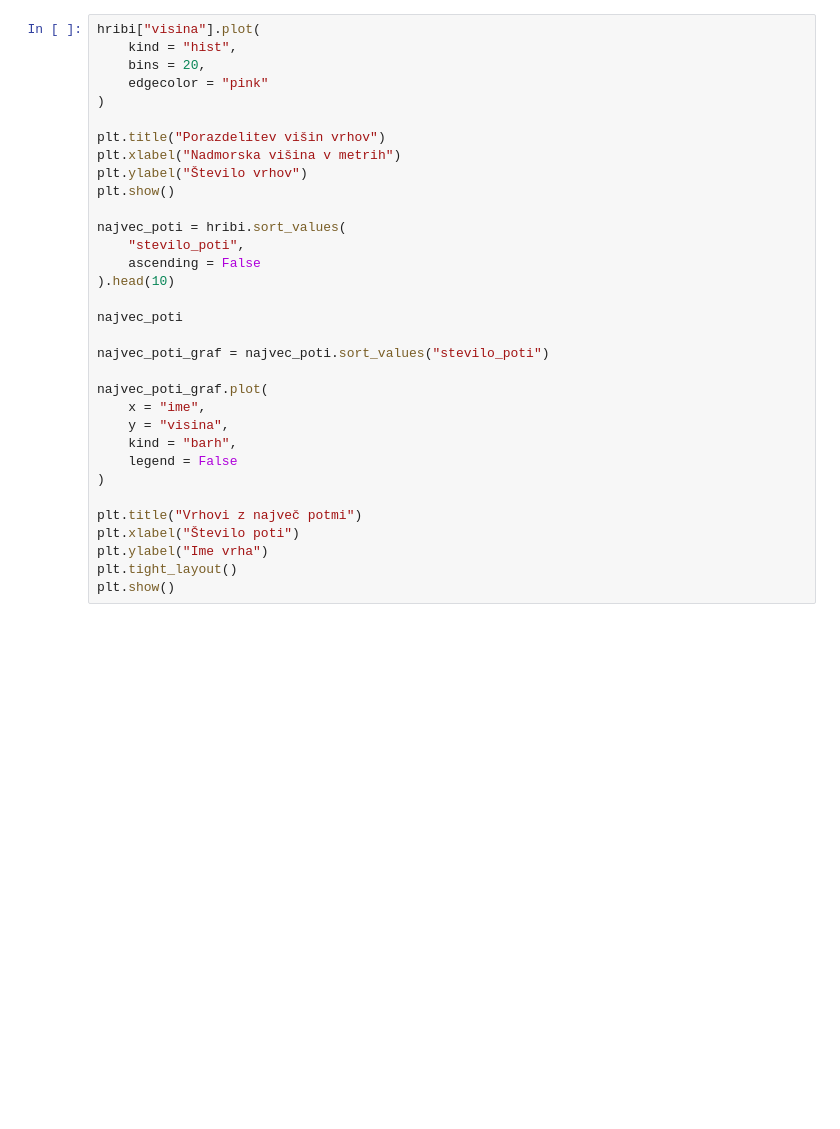
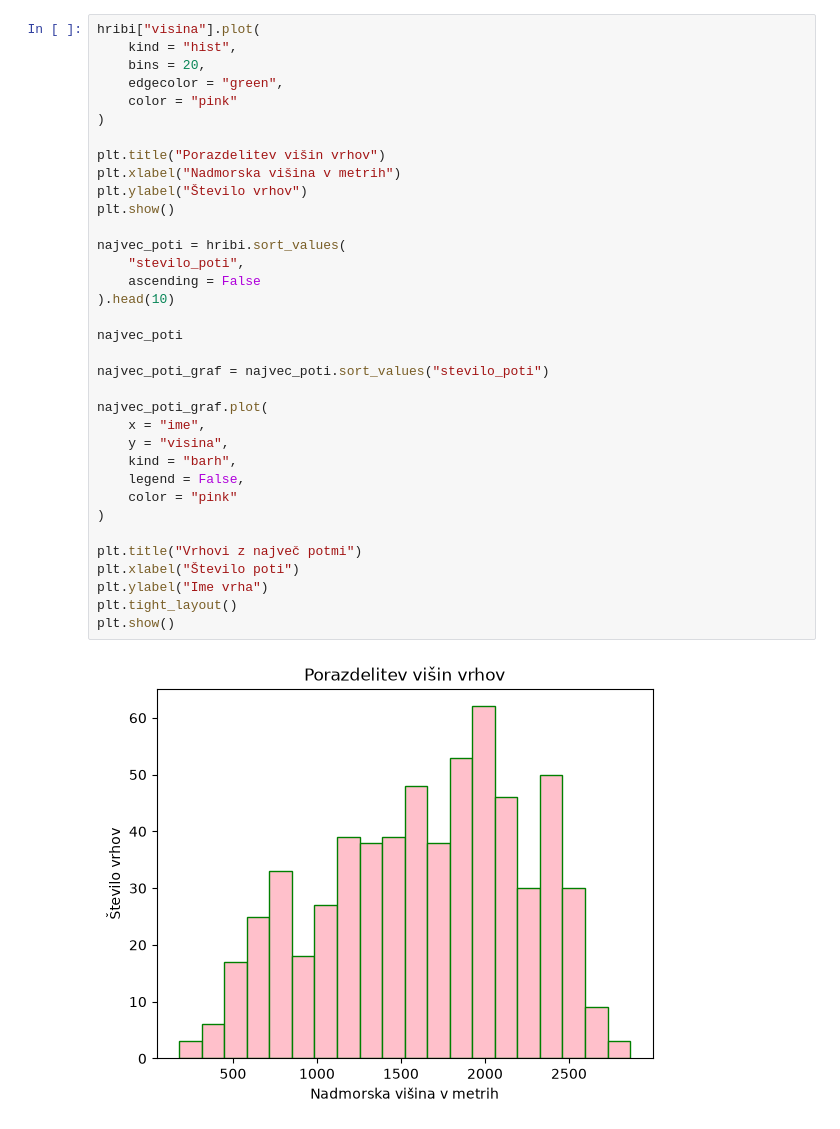
Before and after one commit to majaarnez/Projektna-naloga, a Jupyter notebook: analiza.ipynb, the cells around one changed output. Drawn from its saved outputs; the diff is of its cells as text; blank space fills up the shorter version.

```diff
--- a/analiza.ipynb
+++ b/analiza.ipynb
@@ -41,32 +65,36 @@ plt.show()
 hribi["visina"].plot(
     kind = "hist",
     bins = 20,
-    edgecolor = "pink"
+    edgecolor = "green",
+    color = "pink"
 )
 
 plt.title("Porazdelitev višin vrhov")
 plt.xlabel("Nadmorska višina v metrih")
 plt.ylabel("Število vrhov")
 plt.show()
 
 najvec_poti = hribi.sort_values(
     "stevilo_poti",
     ascending = False
 ).head(10)
 
 najvec_poti
 
 najvec_poti_graf = najvec_poti.sort_values("stevilo_poti")
 
 najvec_poti_graf.plot(
     x = "ime",
     y = "visina",
     kind = "barh",
-    legend = False
+    legend = False,
+    color = "pink"
 )
 
 plt.title("Vrhovi z največ potmi")
 plt.xlabel("Število poti")
 plt.ylabel("Ime vrha")
 plt.tight_layout()
 plt.show()
+# %% [output]
+[figure, added]
```
Also changed, not shown: parts of 7 cells of this notebook, 1 other file.
